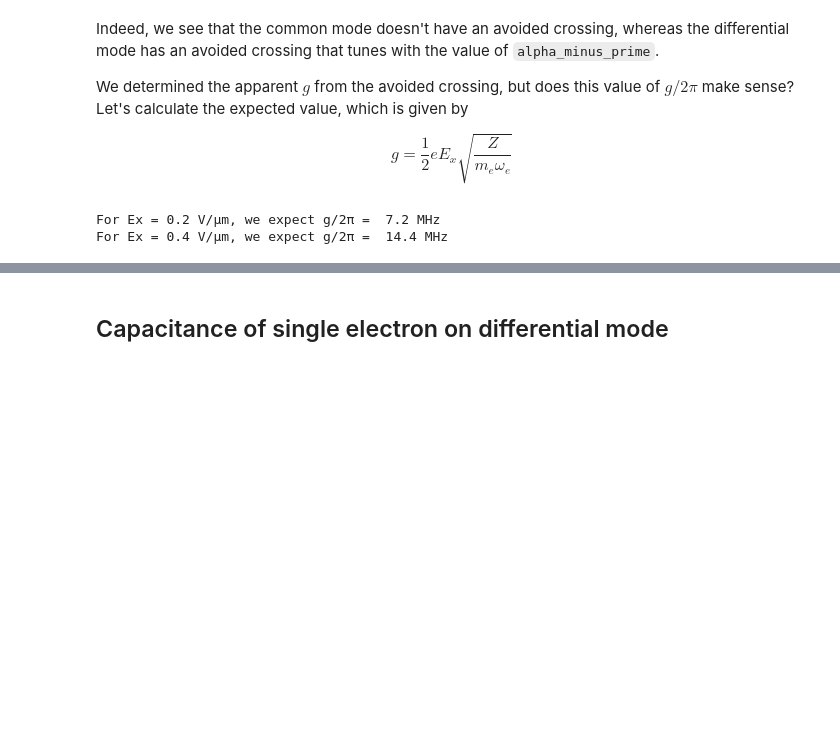
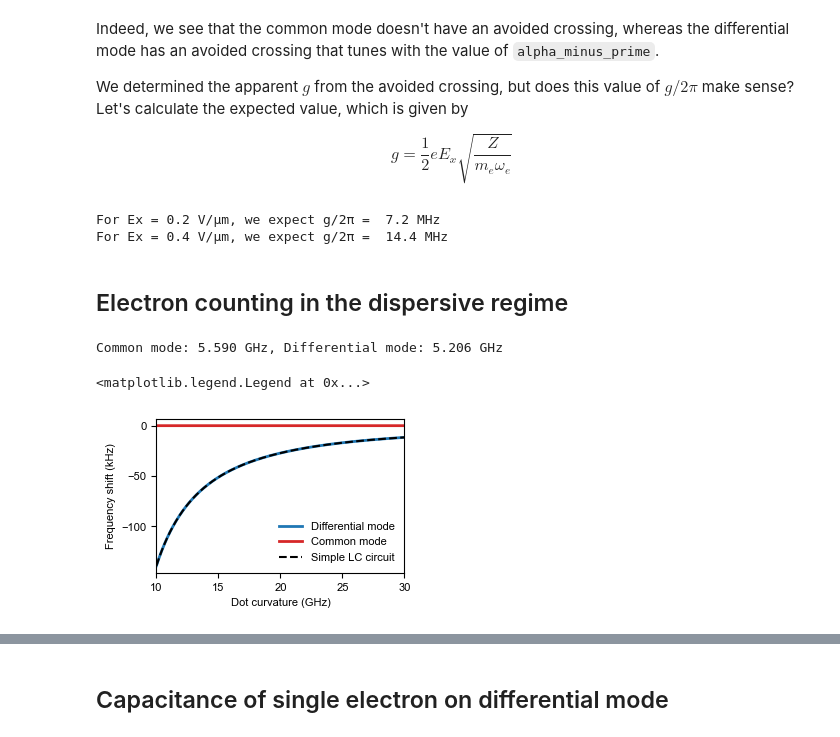
Before and after one commit to gkoolstra/quantum_electron, a Jupyter notebook: examples/98_electron_capacitance.ipynb, the cells around one changed output, grey strips where cells are left out. Cells and saved outputs as stored; diff of their text form; code cells hidden in the pictures; blank space fills up the shorter version.

```diff
--- a/examples/98_electron_capacitance.ipynb
+++ b/examples/98_electron_capacitance.ipynb
@@ -249,3 +246,53 @@ for Ex in [0.2e6, 0.4e6]:
 # %% [output]
 For Ex = 0.2 V/µm, we expect g/2π =  7.2 MHz
 For Ex = 0.4 V/µm, we expect g/2π =  14.4 MHz
+# %% [markdown]
+## Electron counting in the dispersive regime
+# %%
+# Note, a factor of pi/2 accounts for the distributed nature of the capacitance to gnd, inductance and shunt capacitance.
+params = {"c" : 2 * 20e-15 / np.pi,
+          "cdot" : 0.02e-15 + 3e-15 / np.pi,
+          "l" : 2 * 100e-9 / np.pi,
+          "omega_e" : 2 * np.pi * 20e9,
+          "alpha_plus_prime" : 0.2e6,
+          "alpha_minus_prime" : -0.2e6}
+
+f0_comm = np.sqrt(1 / (params['l'] * (params['c']))) / (2 * np.pi )
+f0_diff = np.sqrt(1 / (params['l'] * (params['c'] + 2 * params["cdot"]))) / (2 * np.pi )
+
+print(f"Common mode: {f_comm/1e9:.3f} GHz, Differential mode: {f_diff/1e9:.3f} GHz")
+# %% [output]
+Common mode: 5.590 GHz, Differential mode: 5.206 GHz
+# %%
+electron_freqs = np.linspace(10e9, 30e9, 5001)
+
+eigenfrequencies = np.zeros((len(electron_freqs), 3))
+
+# Sweep the electron frequency
+for k, f_e in enumerate(electron_freqs):
+    params["omega_e"] = 2 * np.pi * f_e
+    efreqs = diagonalize_this(**params)
+
+    eigenfrequencies[k] = np.sort(efreqs)
+
+fig = plt.figure(figsize=(3.2, 2))
+
+# And from here we calculate the frequency shifts (measured from the bare values)
+plt.plot(electron_freqs/1e9, 1e-3 * (eigenfrequencies[:, 0] - f0_diff), color='tab:blue', label='Differential mode', lw=2)
+plt.plot(electron_freqs/1e9, 1e-3 * (eigenfrequencies[:, 1] - f0_comm), color='tab:red', label='Common mode', lw=2)
+
+# Calculation of the capacitance change from the dispersive shift of the differential mode.
+# The expression comes from a simple LC model, but if the resonance frequency shifts agree then this expression should be valid.
+total_capacitance = params['c'] + 2 * params['cdot']
+delta_c = 2 * (elementary_charge) ** 2 / (electron_mass * (2 * np.pi) ** 2 * (electron_freqs ** 2 - f0_diff ** 2)) * (0.5 * (params['alpha_plus_prime'] - params['alpha_minus_prime'])) ** 2
+simple_lc_shift = -f0_diff * 0.5 * delta_c / total_capacitance
+
+plt.plot(electron_freqs/1e9, 1e-3 * simple_lc_shift, '--', color='black', label="Simple LC circuit")
+
+plt.xlabel("Dot curvature (GHz)")
+plt.ylabel("Frequency shift (kHz)")
+plt.xlim(electron_freqs.min()/1e9, electron_freqs.max()/1e9)
+plt.legend(loc=0, frameon=False)
+# %% [output]
+<matplotlib.legend.Legend at 0x...>
+[figure, added]
```
Also changed, not shown: parts of 8 cells of this notebook, 2 other files.
